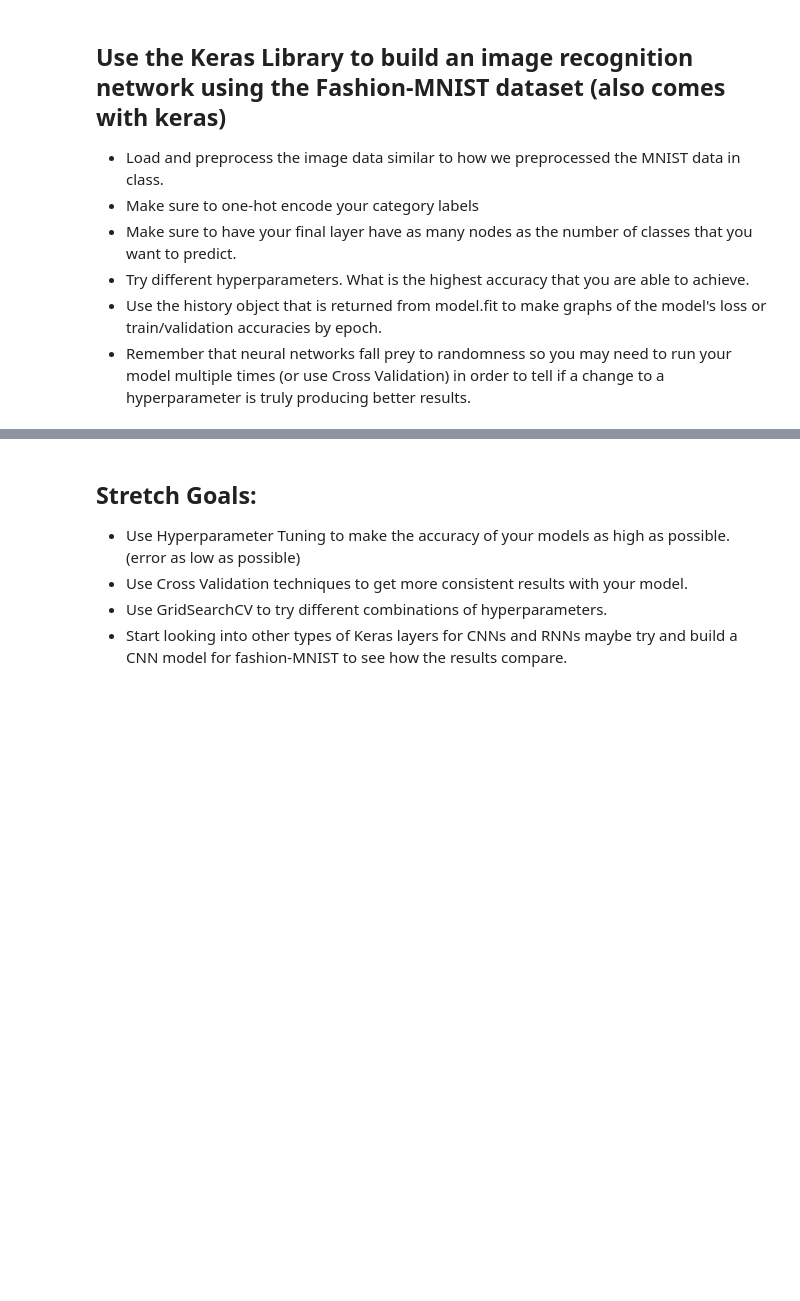
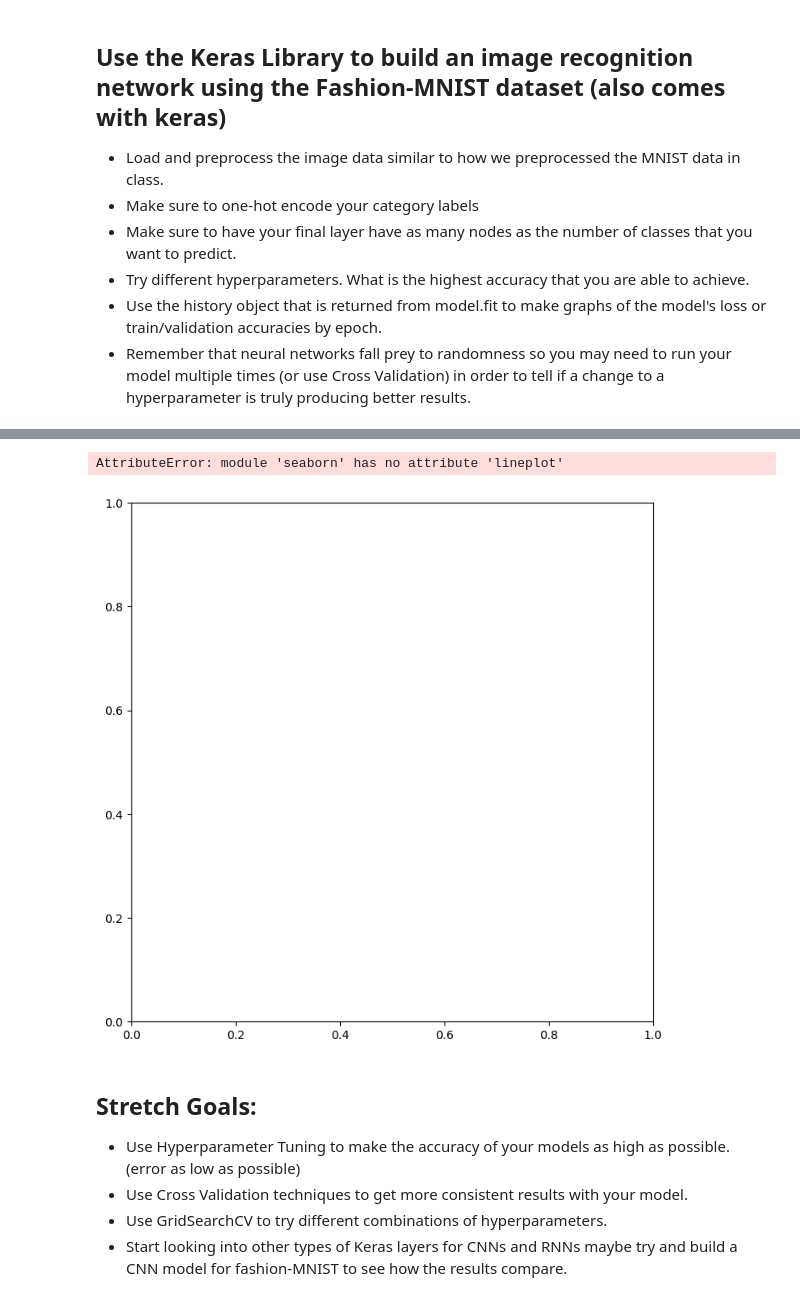
Before and after one commit to fuse999/DS-Unit-4-Sprint-2-Neural-Networks, a Jupyter notebook: module3-Intro-to-Keras/LS_DS_423_Keras_Assignment.ipynb, the cells around one changed output, grey strips where cells are left out. Saved outputs shown, nothing was run; the diff lists cells and outputs as text; code cells hidden in the pictures; blank space fills up the shorter version.

```diff
--- a/module3-Intro-to-Keras/LS_DS_423_Keras_Assignment.ipynb
+++ b/module3-Intro-to-Keras/LS_DS_423_Keras_Assignment.ipynb
@@ -180,3 +333,12 @@ X.shape, y.shape
+# %%
+with plt.style.context('default'):
+    fig, ax = plt.subplots(figsize=(8,8))
+    sns.lineplot(data=hist, x='epoch', y='val_mae', label='Validation MAE')
+    sns.lineplot(data=hist, x='epoch', y='mae', label='Train MAE')
+    ax.set_title('Mean Absolute Error over number of Epochs')
+# %% [output]
+AttributeError: module 'seaborn' has no attribute 'lineplot'
+[figure, added]
 # %% [markdown]
 ## Stretch Goals:
 
```
Also changed, not shown: parts of 15 cells of this notebook.
